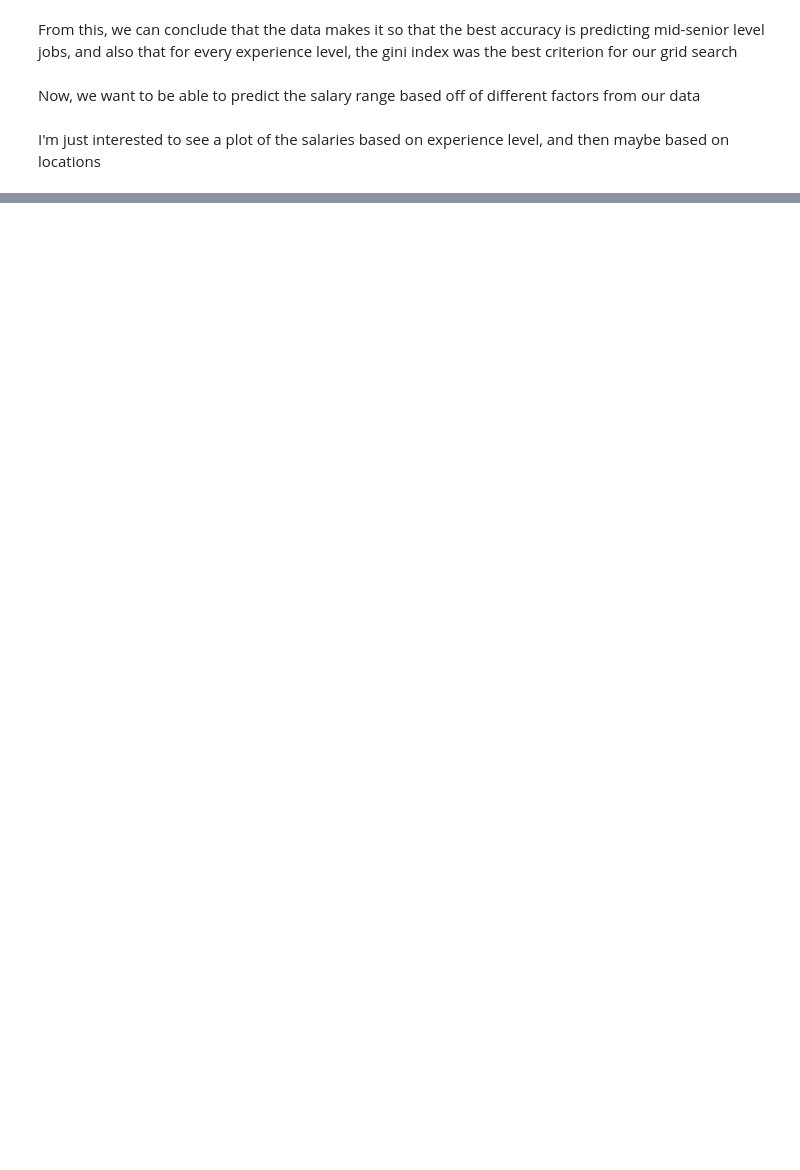
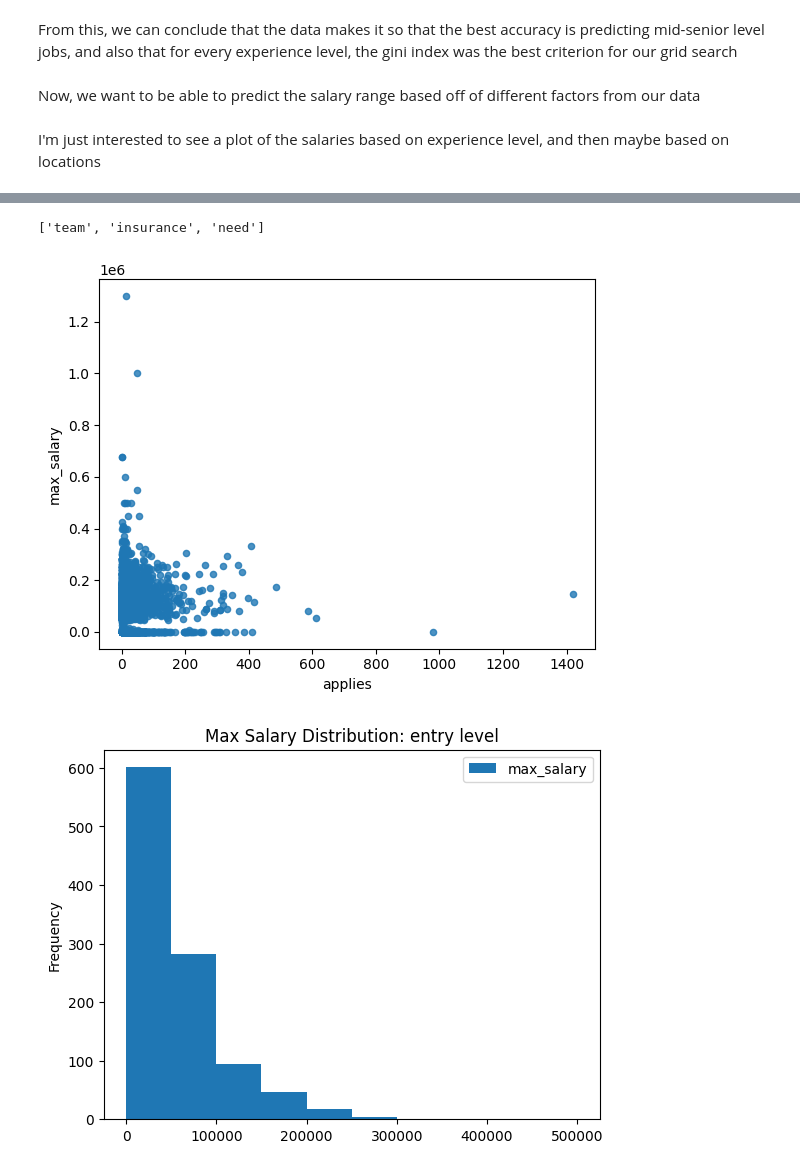
Before and after one commit to sarahwinters64/portfolio_projects, a Jupyter notebook: job_postings_cleanup.ipynb, the cells around one changed output, grey strips where cells are left out. Drawn from its saved outputs; the diff is of its cells as text; code cells hidden in the pictures; blank space fills up the shorter version.

```diff
--- a/job_postings_cleanup.ipynb
+++ b/job_postings_cleanup.ipynb
@@ -308,0 +475,73 @@ I'm just interested to see a plot of the salaries based on experience level, and
+# %%
+# Function to get the three most common words for a given job description
+def get_top_words(description):
+    words = word_tokenize(description)
+    filtered_words = [word.lower() for word in words if word.lower() not in stop_words and word.isalpha()]
+    word_counts = Counter(filtered_words)
+    top_words = [word for word, _ in word_counts.most_common(3)]
+    return top_words
+
+# # Combine all job descriptions into a single string
+# all_descriptions = ' '.join(job_postings_data['description'].astype(str))
+for word in range(len(job_postings_data['description']))
+top_words = get_top_words(job_postings_data['description'][0])[0:10]
+print(top_words)
+
+# Tokenize the text into words
+stop_words = set(stopwords.words('english'))
+
+
+# # Add a new column to the DataFrame with the three most common words for each description
+# job_postings_data['top_words'] = job_postings_data['description'].apply(get_top_words)
+# print(job_postings_data['top_words'])
+# %% [output]
+['team', 'insurance', 'need']
+# %%
+#Visualizations
+#'job_id', 'company_id', 'title', 'description', 'max_salary',
+# 'med_salary', 'min_salary', 'pay_period', 'formatted_work_type',
+# 'location', 'applies', 'original_listed_time', 'remote_allowed',
+# 'views', 'job_posting_url', 'application_url', 'application_type',
+# 'expiry', 'closed_time', 'formatted_experience_level', 'skills_desc',
+# 'listed_time', 'posting_domain', 'sponsored', 'work_type', 'currency',
+# 'compensation_type'
+job_postings_data.plot(kind='scatter', y="max_salary", x="applies", alpha=.8)
+# job_postings_data.plot(kind='scatter', y="max_salary", x="location", alpha=.8)
+
+level_data = job_postings_data.groupby("formatted_experience_level")
+
+
+entry_level_data = level_data.get_group("Entry level")
+entry_level_data.plot(kind="hist", y="max_salary", title="Max Salary Distribution: entry level")
+
+Associate_data = level_data.get_group("Associate")
+Associate_data.plot(kind="hist", y="max_salary", title="max salary distribution: Associate")
+
+director_data = level_data.get_group("Director")
+director_data.plot(kind="hist", y="max_salary", title="Max Salary Distribution: director level")
+
+Executive_data = level_data.get_group("Executive")
+Executive_data.plot(kind="hist", y="max_salary", title="max salary distribution: Executive")
+
+Internship_level_data = level_data.get_group("Entry level")
+Internship_level_data.plot(kind="hist", y="max_salary", title="Max Salary Distribution: Internship level")
+
+Mid_Senior_level_data = level_data.get_group("Mid-Senior level")
+Mid_Senior_level_data.plot(kind="hist", y="max_salary", title="max salary distribution: Mid_Senior_level")
+plt.show()
+
+
+def hexbin(experience_level):
+    # Group by "max_salary" and count the frequency of unique values
+
+    grouped_df = experience_level.groupby('max_salary').size().reset_index(name='frequency')
+
+    # Plot
+    plt.scatter(grouped_df['frequency'], grouped_df['max_salary'])
+    plt.ylabel('Max Salary')
+    plt.xlabel('Frequency of Unique Values')
+    plt.title('Plot: Frequency vs max salary')
+    plt.show()
+# %% [output]
+[figure, added]
+[figure, added]
```
Also changed, not shown: parts of 22 cells of this notebook, 1 other file.
